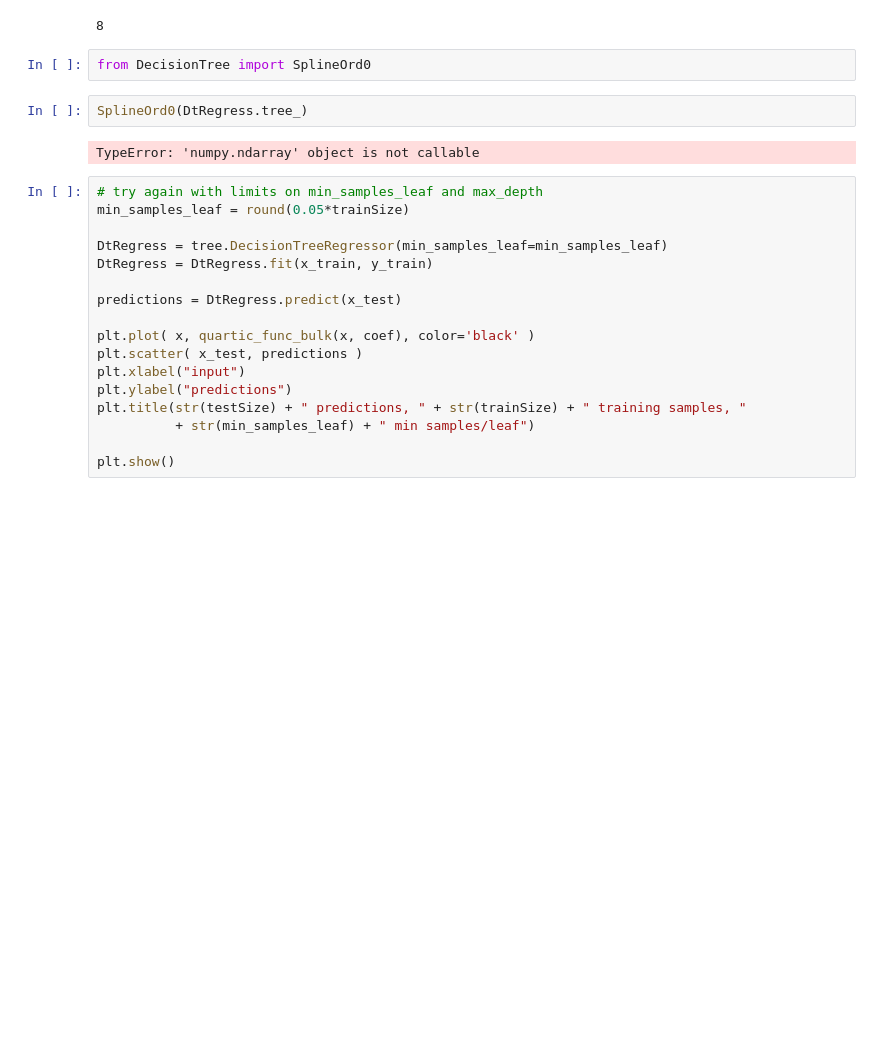
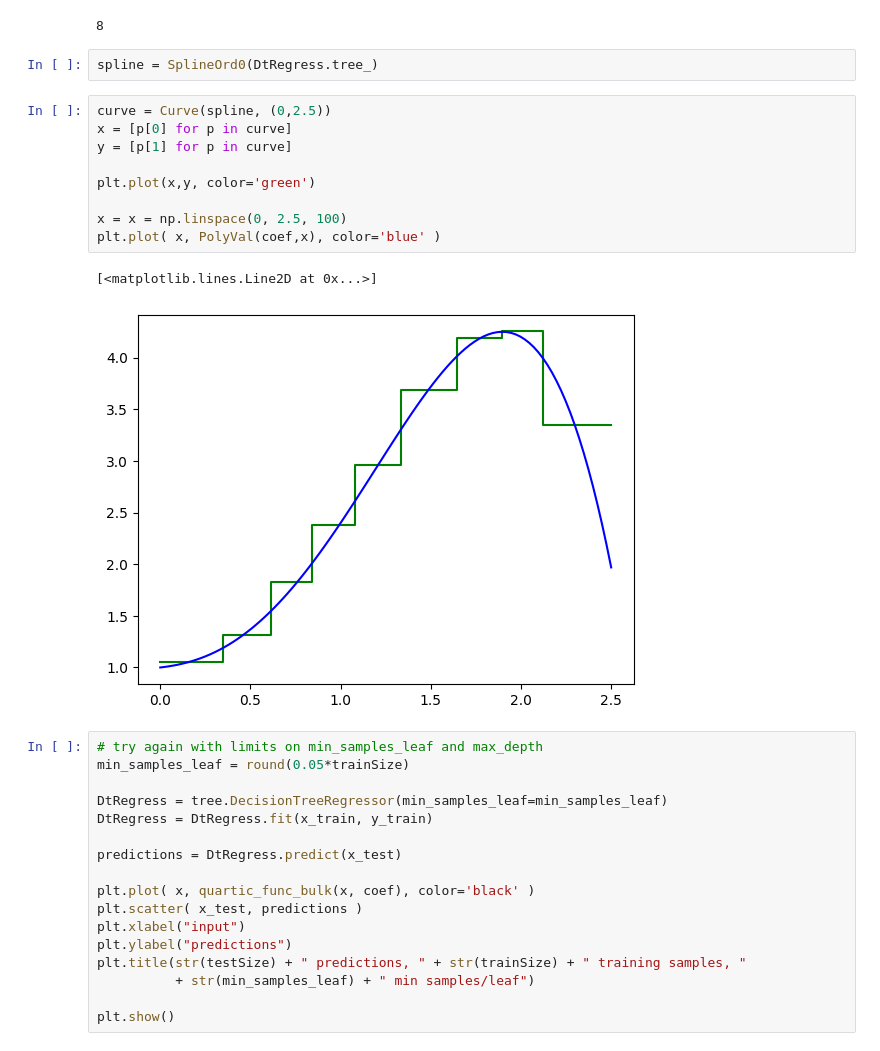
Before and after one commit to DesignToolInvestor/MLPlay, a Jupyter notebook: ToyTree/ScikitLearnTreeRegression00.ipynb, the cells around one changed output. Saved outputs shown, nothing was run; the diff lists cells and outputs as text; blank space fills up the shorter version.

```diff
--- a/ToyTree/ScikitLearnTreeRegression00.ipynb
+++ b/ToyTree/ScikitLearnTreeRegression00.ipynb
@@ -106,12 +106,20 @@ plt.show()
 len(DtRegress.tree_.threshold)//2
 # %% [output]
 8
-# %%
-from DecisionTree import SplineOrd0
 # %%
-SplineOrd0(DtRegress.tree_)
+spline = SplineOrd0(DtRegress.tree_)
-# %% [output]
-TypeError: 'numpy.ndarray' object is not callable
+# %%
+curve = Curve(spline, (0,2.5))
+x = [p[0] for p in curve]
+y = [p[1] for p in curve]
+
+plt.plot(x,y, color='green')
+
+x = x = np.linspace(0, 2.5, 100)
+plt.plot( x, PolyVal(coef,x), color='blue' )
+# %% [output]
+[<matplotlib.lines.Line2D at 0x...>]
+[figure, added]
 # %%
 # try again with limits on min_samples_leaf and max_depth
 min_samples_leaf = round(0.05*trainSize)
```
Also changed, not shown: parts of 1 cell of this notebook, 1 other file.
